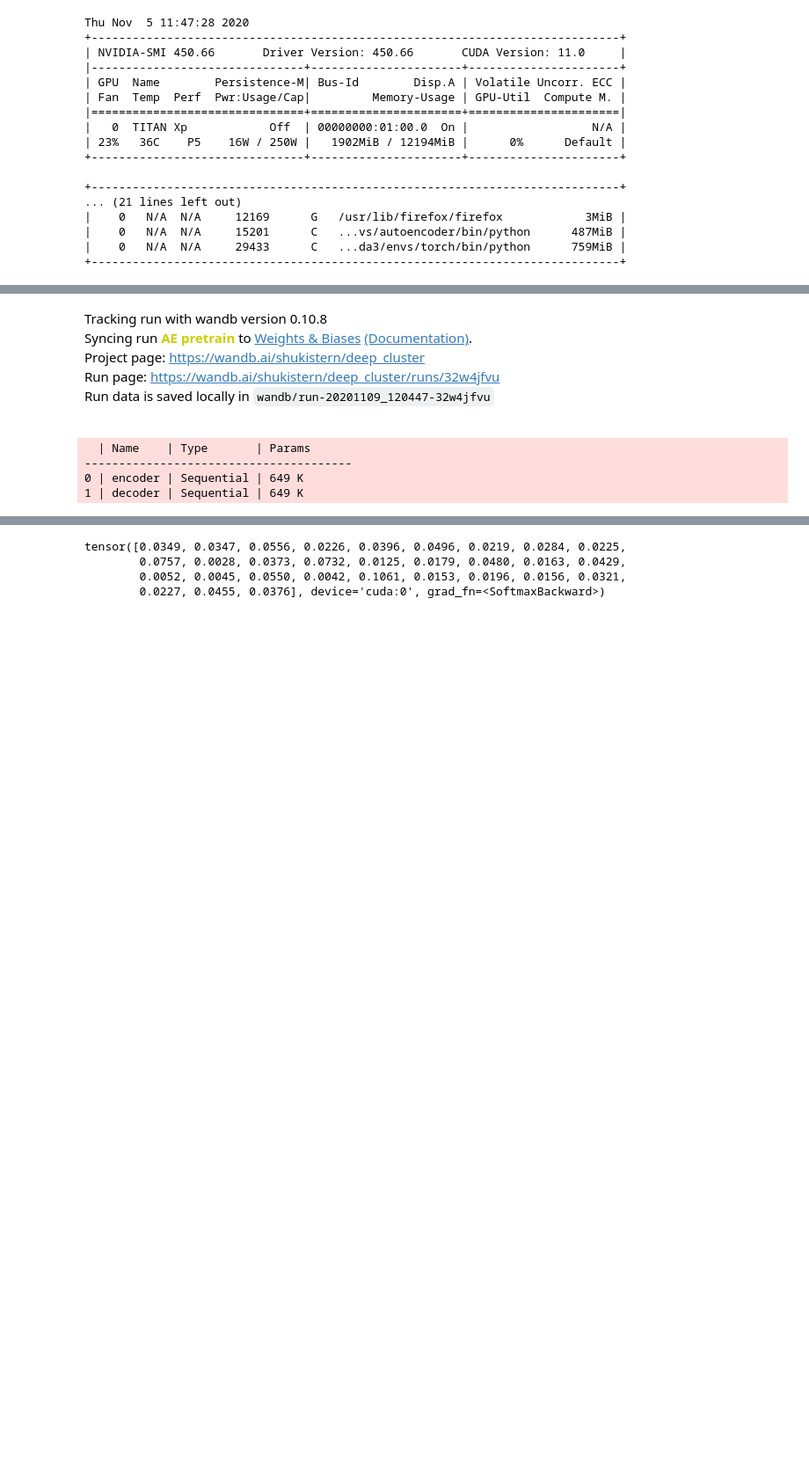
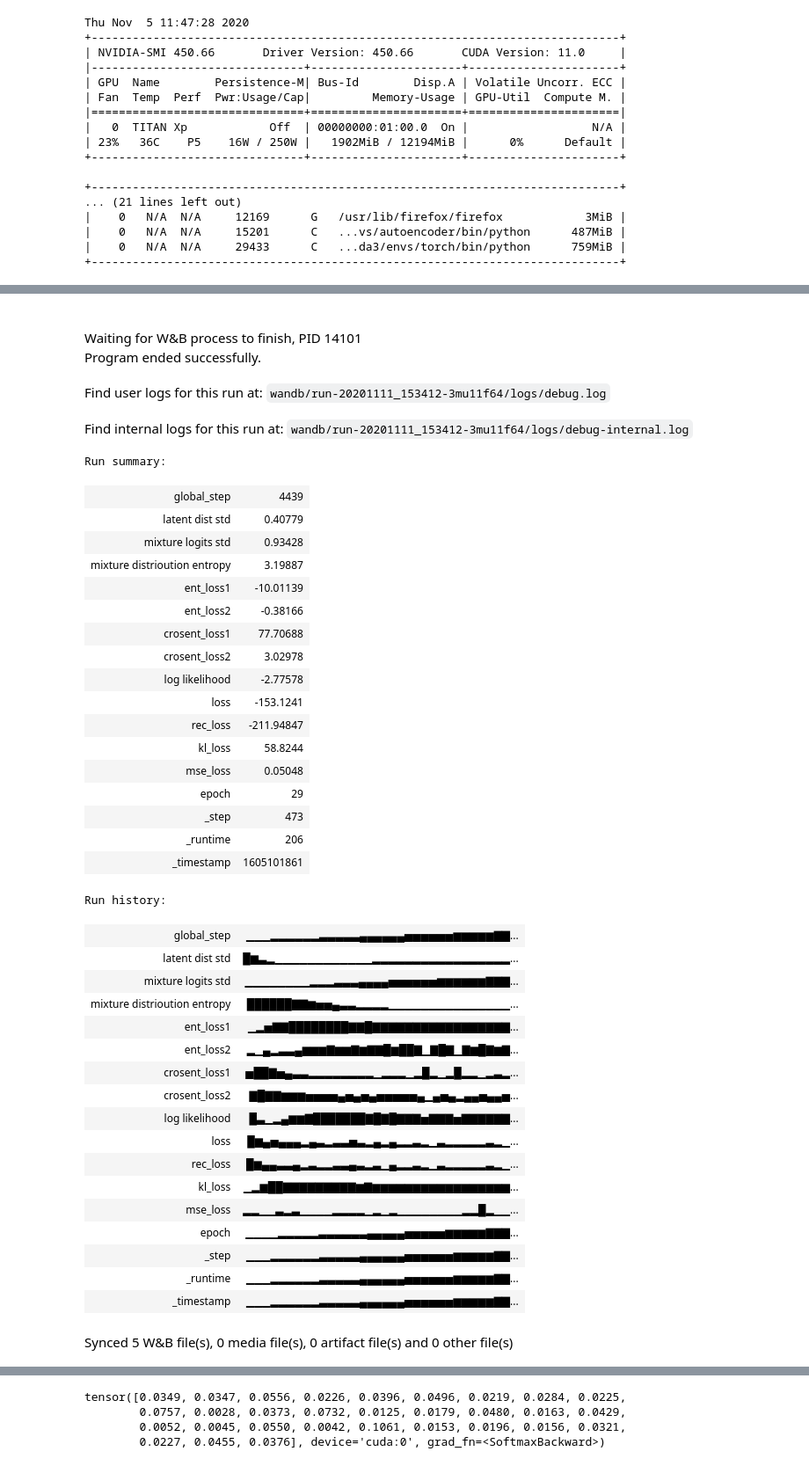
Before and after one commit to ysterin/deep_cluster, a Jupyter notebook: vade.ipynb, the cells around one changed output, grey strips where cells are left out. Shown at 88% size. Saved outputs shown, nothing was run; the diff lists cells and outputs as text; code cells hidden in the pictures; blank space fills up the shorter version.

```diff
--- a/vade.ipynb
+++ b/vade.ipynb
@@ -73,10 +73,11 @@ import VaDE_autoencoder
 from VaDE_autoencoder import SimpleAutoencoder, VaDE
 %pdb on
 seqlen = 30
-model = VaDE(landmark_files[:4], n_neurons=[2*12*seqlen, 512, 512, 30], lr=2e-3, seqlen=seqlen, k=30)
+model = VaDE(landmark_files, n_neurons=[2*12*seqlen, 512, 512, 30], lr=2e-3, seqlen=seqlen, k=30, batch_norm=True)
 
-# trainer = pl.Trainer(gpus=1, progress_bar_refresh_rate=10, log_every_n_steps=10, max_epochs=3, logger=pl.loggers.WandbLogger("landmarks VaDE"))
-# trainer.fit(model)
+logger = pl.loggers.WandbLogger("landmarks VaDE")
+trainer = pl.Trainer(gpus=1, progress_bar_refresh_rate=10, log_every_n_steps=10, max_epochs=50, logger=logger)
+trainer.fit(model)
 # %% [output]
 Automatic pdb calling has been turned ON
 GPU available: True, used: True
@@ -88,9 +87,41 @@ wandb:  $ pip install wandb --upgrade
-Tracking run with wandb version 0.10.8
-Syncing run AE pretrain to Weights & Biases (Documentation).
-Project page: https://wandb.ai/shukistern/deep_cluster
-Run page: https://wandb.ai/shukistern/deep_cluster/runs/32w4jfvu
-Run data is saved locally in wandb/run-20201109_120447-32w4jfvu
+Waiting for W&B process to finish, PID 14101
+Program ended successfully.
+Find user logs for this run at: wandb/run-20201111_153412-3mu11f64/logs/debug.log
+Find internal logs for this run at: wandb/run-20201111_153412-3mu11f64/logs/debug-internal.log
-  | Name    | Type       | Params
----------------------------------------
-0 | encoder | Sequential | 649 K
-1 | decoder | Sequential | 649 K
+Run summary:
+| global_step | 4439 |
+| latent dist std | 0.40779 |
+| mixture logits std | 0.93428 |
+| mixture distrioution entropy | 3.19887 |
+| ent_loss1 | -10.01139 |
+| ent_loss2 | -0.38166 |
+| crosent_loss1 | 77.70688 |
+| crosent_loss2 | 3.02978 |
+| log likelihood | -2.77578 |
+| loss | -153.1241 |
+| rec_loss | -211.94847 |
+| kl_loss | 58.8244 |
+| mse_loss | 0.05048 |
+| epoch | 29 |
+| _step | 473 |
+| _runtime | 206 |
+| _timestamp | 1605101861 |
+Run history:
+| global_step | ▁▁▁▂▂▂▂▂▂▃▃▃▃▃▄▄▄▄▄▄▅▅▅▅▅▅▆▆▆▆▆▇▇... |
+| latent dist std | █▆▃▂▁▁▁▁▁▁▁▁▁▁▁▁▂▂▂▂▂▂▂▂▂▂▂▂▂▂▂▂▂... |
+| mixture logits std | ▁▁▁▁▁▁▁▁▂▂▂▃▃▃▄▄▄▄▅▅▅▅▅▅▆▆▆▆▆▆▇▇▇... |
+| mixture distrioution entropy | ██████▇▇▆▅▅▄▃▃▂▂▂▂▁▁▁▁▁▁▁▁▁▁▁▁▁▁▁... |
+| ent_loss1 | ▁▂▅▇▇████████▇▇█▇▇▇▇▇▇▇▇▇▇▇▇▇▇▇▇▇... |
+| ent_loss2 | ▂▁▄▂▃▃▄▆▆▆▇▆▆▇▆▇▇█▆██▇▁▇█▇▁▇▆█▇▆▇... |
+| crosent_loss1 | ▅██▇▅▄▃▃▂▂▂▂▂▂▂▂▁▂▂▂▁▂█▂▁▂█▂▂▁▂▃▂... |
+| crosent_loss2 | ▇█▇▇▆▆▆▅▅▅▅▄▅▄▅▄▅▅▅▅▅▄▁▄▅▄▂▄▄▅▄▄▅... |
+| log likelihood | █▃▁▂▄▆▆▇███████▇█▇█▇▇▇▅▇▇▇▅▇▇▇▇▇▇... |
+| loss | █▆▄▅▄▄▄▂▄▃▂▃▃▅▃▂▄▂▄▂▂▃▂▁▃▂▂▂▂▂▃▂▁... |
+| rec_loss | █▆▄▄▃▃▄▂▃▂▂▃▃▄▃▂▃▁▄▂▂▃▂▁▃▂▂▂▂▂▃▂▁... |
+| kl_loss | ▁▂▆██▇▇▇▇▇▇▇▇▇▆▇▆▆▆▆▆▆▆▆▆▆▆▆▆▆▆▆▆... |
+| mse_loss | ▂▂▁▁▃▂▃▁▁▁▁▂▂▂▂▁▂▁▂▁▁▁▁▁▁▁▁▂▂█▂▁▁... |
+| epoch | ▁▁▁▁▂▂▂▂▂▃▃▃▃▃▃▄▄▄▄▄▅▅▅▅▅▆▆▆▆▆▇▇▇... |
+| _step | ▁▁▁▂▂▂▂▂▂▃▃▃▃▃▄▄▄▄▄▄▅▅▅▅▅▅▆▆▆▆▆▇▇... |
+| _runtime | ▁▁▁▂▂▂▂▂▂▃▃▃▃▃▄▄▄▄▄▄▅▅▅▅▅▅▆▆▆▆▆▇▇... |
+| _timestamp | ▁▁▁▂▂▂▂▂▂▃▃▃▃▃▄▄▄▄▄▄▅▅▅▅▅▅▆▆▆▆▆▇▇... |
+Synced 5 W&B file(s), 0 media file(s), 0 artifact file(s) and 0 other file(s)
```
Also changed, not shown: parts of 15 cells of this notebook, 4 other files.
